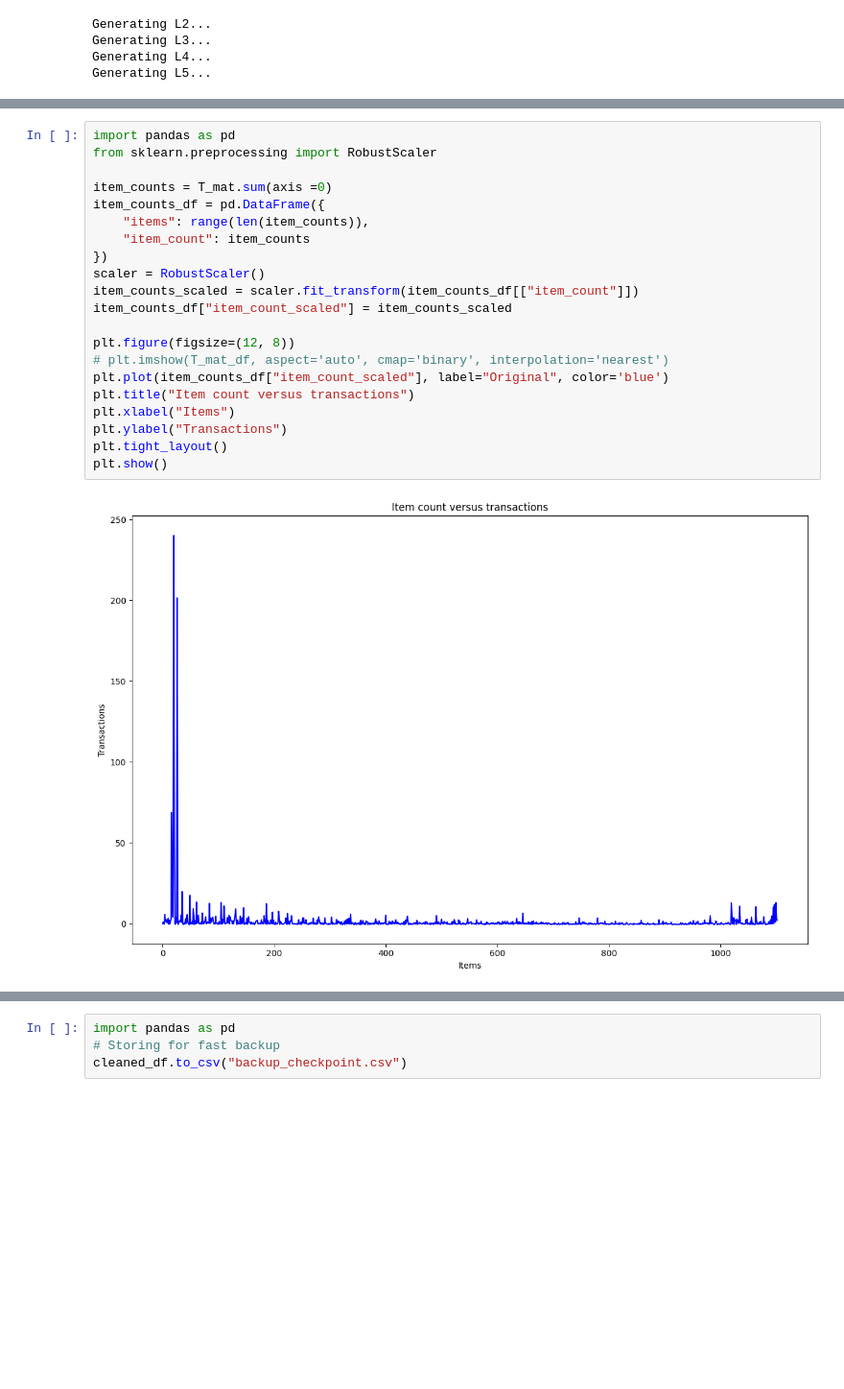
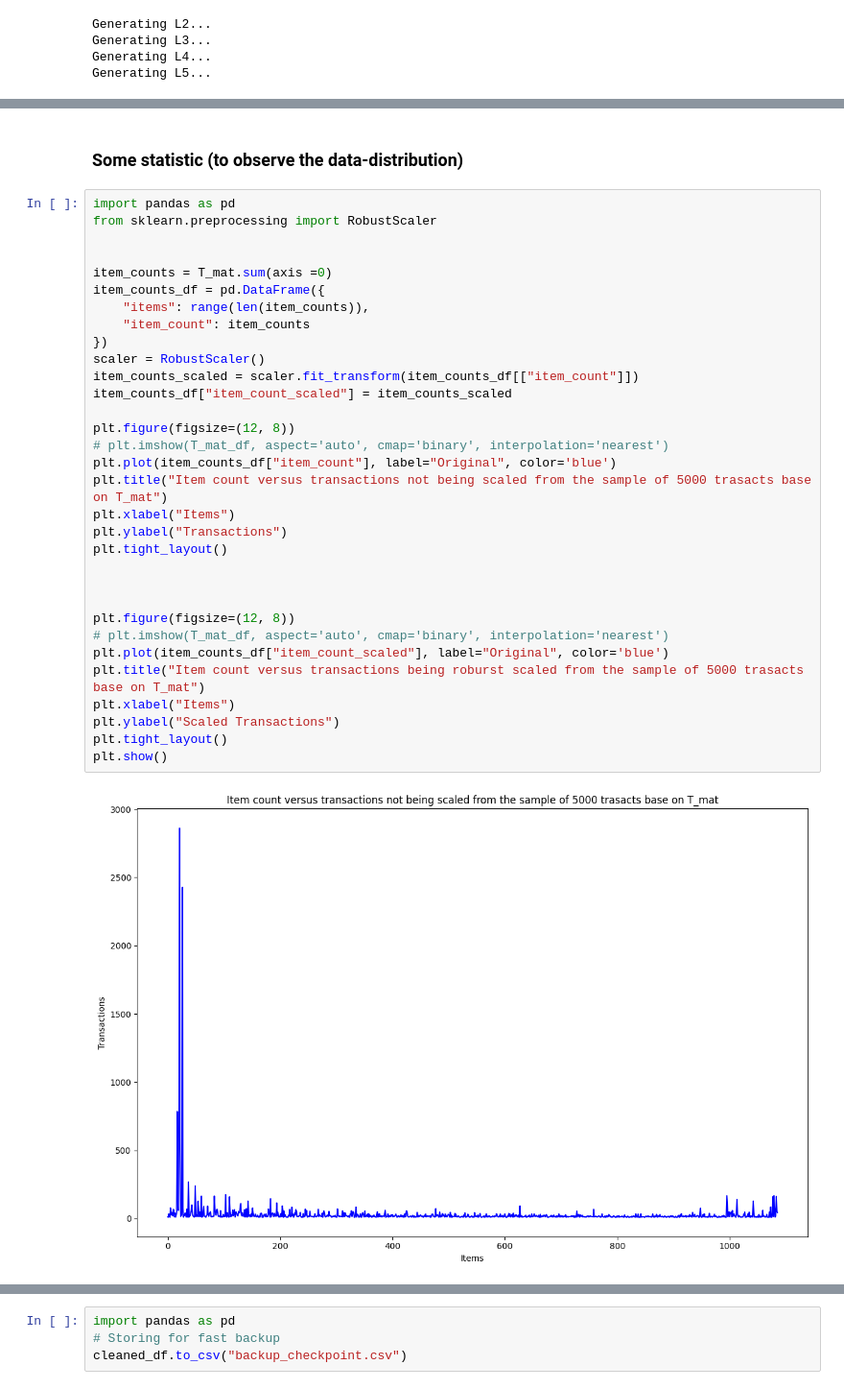
Before and after one commit to CS-3370-Team/Apriory_ItemSet, a Jupyter notebook: Group_Project.ipynb, the cells around one changed output, grey strips where cells are left out. Shown: that part at 96% size. Cells and saved outputs as stored; diff of their text form; blank space fills up the shorter version.

```diff
--- a/Group_Project.ipynb
+++ b/Group_Project.ipynb
@@ -748,23 +728,36 @@ for antecedent, consequent, confidence, _ in rules:
+# %% [markdown]
+### Some statistic (to observe the data-distribution)
 # %%
 import pandas as pd
 from sklearn.preprocessing import RobustScaler
+
 
 item_counts = T_mat.sum(axis =0)
 item_counts_df = pd.DataFrame({
     "items": range(len(item_counts)),
     "item_count": item_counts
 })
 scaler = RobustScaler()
 item_counts_scaled = scaler.fit_transform(item_counts_df[["item_count"]])
 item_counts_df["item_count_scaled"] = item_counts_scaled
 
 plt.figure(figsize=(12, 8))
 # plt.imshow(T_mat_df, aspect='auto', cmap='binary', interpolation='nearest')
-plt.plot(item_counts_df["item_count_scaled"], label="Original", color='blue')
-plt.title("Item count versus transactions")
+plt.plot(item_counts_df["item_count"], label="Original", color='blue')
+plt.title("Item count versus transactions not being scaled from the sample of 5000 trasacts base on T_mat")
 plt.xlabel("Items")
 plt.ylabel("Transactions")
 plt.tight_layout()
+
+
+
+plt.figure(figsize=(12, 8))
+# plt.imshow(T_mat_df, aspect='auto', cmap='binary', interpolation='nearest')
+plt.plot(item_counts_df["item_count_scaled"], label="Original", color='blue')
+plt.title("Item count versus transactions being roburst scaled from the sample of 5000 trasacts base on T_mat")
+plt.xlabel("Items")
+plt.ylabel("Scaled Transactions")
+plt.tight_layout()
 plt.show()
 # %% [output]
-[figure, old version]
+[figure, new version]
```
Also changed, not shown: parts of 14 cells of this notebook.
